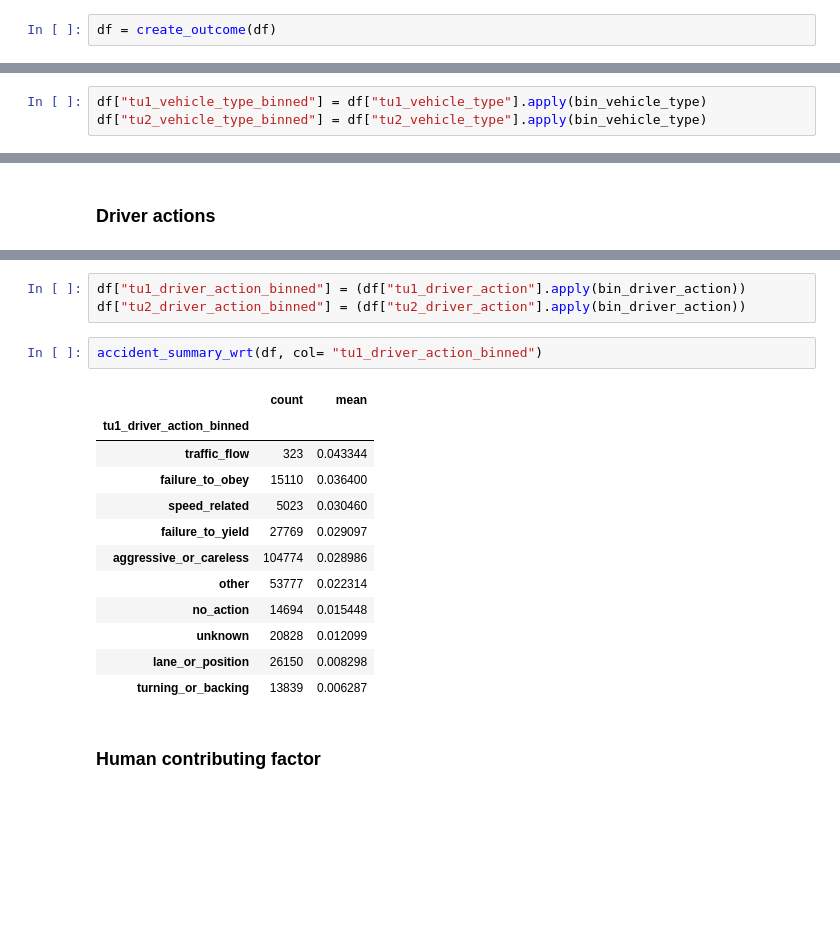
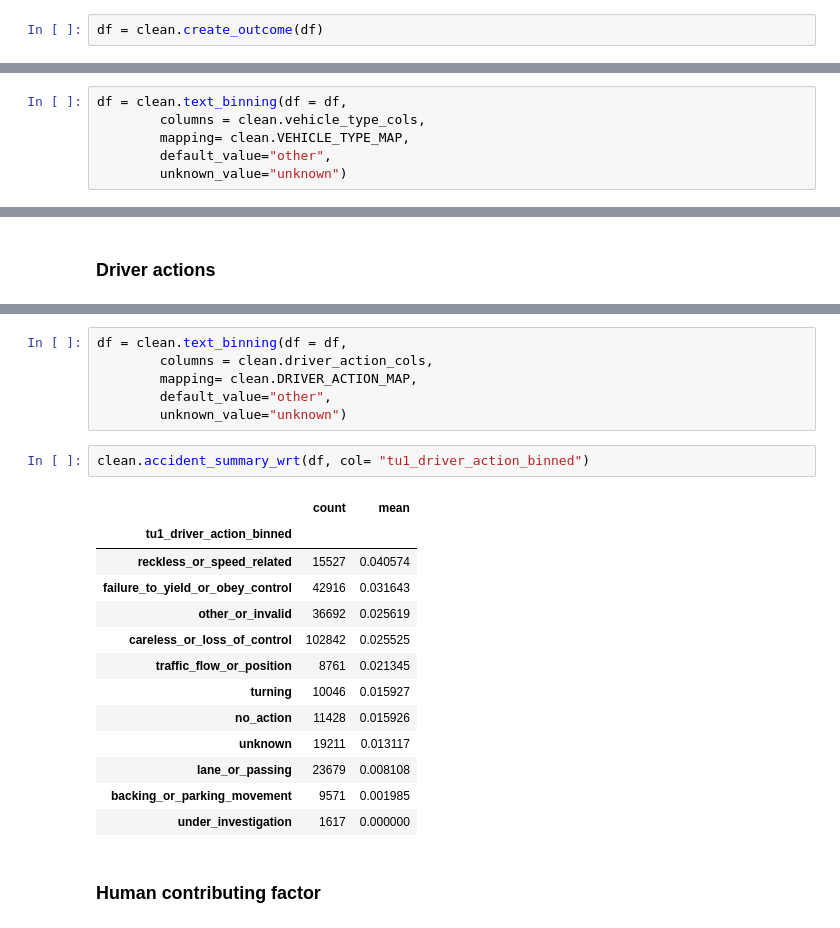
Before and after one commit to lily-harper/injury_risk_classifier, a Jupyter notebook: notebooks/02_cleaning.ipynb, the cells around one changed output, grey strips where cells are left out. Drawn from its saved outputs; the diff is of its cells as text; blank space fills up the shorter version.

```diff
--- a/notebooks/02_cleaning.ipynb
+++ b/notebooks/02_cleaning.ipynb
@@ -93,7 +111,7 @@ df = clean_column_names(df)
 # %% [markdown]
 ### Create Outcome
 # %%
-df = create_outcome(df)
+df = clean.create_outcome(df)
 # %% [markdown]
 ### Dropping columns
 # %%
@@ -191,7 +211,10 @@ vehicle_types
 | 0 | 1 | 0 | 1 |
 | snowmobile | 0 | 1 | 1 |
 | unk | 1 | 0 | 1 |
-# %%
-df["tu1_vehicle_type_binned"] = df["tu1_vehicle_type"].apply(bin_vehicle_type)
-df["tu2_vehicle_type_binned"] = df["tu2_vehicle_type"].apply(bin_vehicle_type)
+# %%
+df = clean.text_binning(df = df,
+        columns = clean.vehicle_type_cols,
+        mapping= clean.VEHICLE_TYPE_MAP,
+        default_value="other",
+        unknown_value="unknown")
 # %%
@@ -243,23 +268,27 @@ driver_action
 | non | 1 | 2 |
 | none | 1 | 2 |
 # %%
-df["tu1_driver_action_binned"] = (df["tu1_driver_action"].apply(bin_driver_action))
-df["tu2_driver_action_binned"] = (df["tu2_driver_action"].apply(bin_driver_action))
+df = clean.text_binning(df = df,
+        columns = clean.driver_action_cols,
+        mapping= clean.DRIVER_ACTION_MAP,
+        default_value="other",
+        unknown_value="unknown")
 # %%
-accident_summary_wrt(df, col= "tu1_driver_action_binned")
+clean.accident_summary_wrt(df, col= "tu1_driver_action_binned")
 # %% [output]
 |  | count | mean |
 | tu1_driver_action_binned |  |  |
-| traffic_flow | 323 | 0.043344 |
-| failure_to_obey | 15110 | 0.036400 |
-| speed_related | 5023 | 0.030460 |
-| failure_to_yield | 27769 | 0.029097 |
-| aggressive_or_careless | 104774 | 0.028986 |
-| other | 53777 | 0.022314 |
-| no_action | 14694 | 0.015448 |
-| unknown | 20828 | 0.012099 |
-| lane_or_position | 26150 | 0.008298 |
-| turning_or_backing | 13839 | 0.006287 |
+| reckless_or_speed_related | 15527 | 0.040574 |
+| failure_to_yield_or_obey_control | 42916 | 0.031643 |
+| other_or_invalid | 36692 | 0.025619 |
+| careless_or_loss_of_control | 102842 | 0.025525 |
+| traffic_flow_or_position | 8761 | 0.021345 |
+| turning | 10046 | 0.015927 |
+| no_action | 11428 | 0.015926 |
+| unknown | 19211 | 0.013117 |
+| lane_or_passing | 23679 | 0.008108 |
+| backing_or_parking_movement | 9571 | 0.001985 |
+| under_investigation | 1617 | 0.000000 |
 # %% [markdown]
 ### Human contributing factor
 # %%
```
Also changed, not shown: parts of 29 cells of this notebook, 16 other files.
